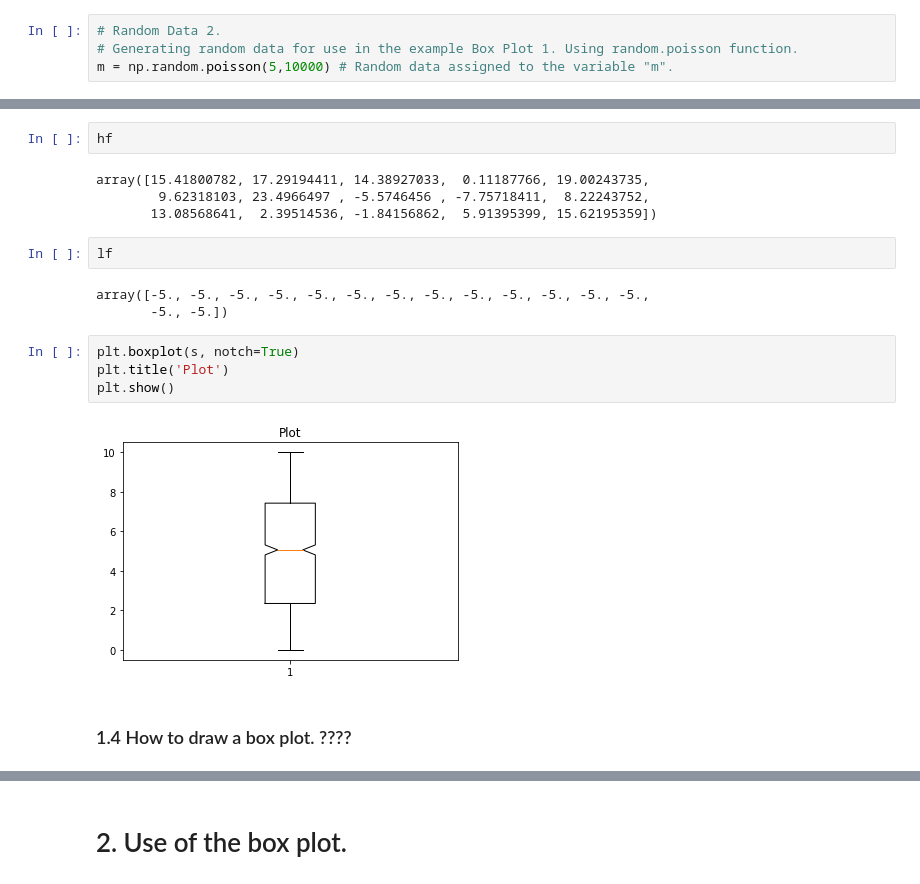
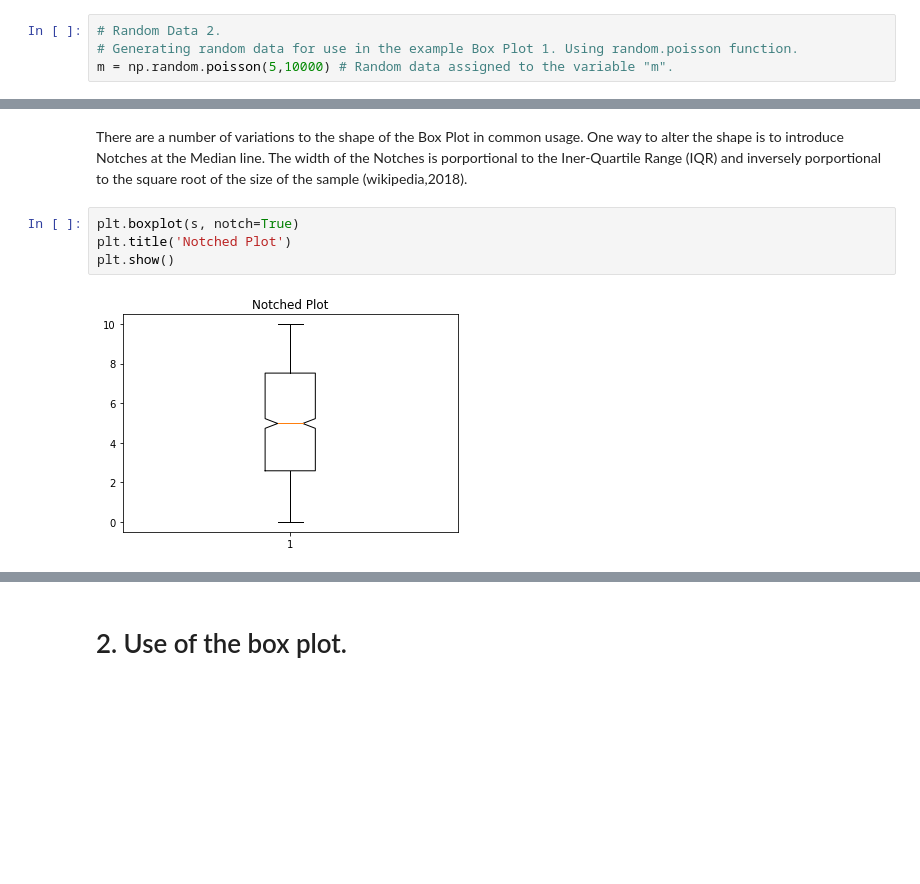
Before and after one commit to Wayne742/Fundamentals-Project-S2-2018, a Jupyter notebook: Fundamentals of Data Analysis Project 2018.ipynb, the cells around one changed output, grey strips where cells are left out. Drawn from its saved outputs; the diff is of its cells as text; blank space fills up the shorter version.

```diff
--- a/Fundamentals of Data Analysis Project 2018.ipynb
+++ b/Fundamentals of Data Analysis Project 2018.ipynb
@@ -89,19 +80,8 @@ plt.show()
-# %%
-hf
-# %% [output]
-array([15.41800782, 17.29194411, 14.38927033,  0.11187766, 19.00243735,
-        9.62318103, 23.4966497 , -5.5746456 , -7.75718411,  8.22243752,
-       13.08568641,  2.39514536, -1.84156862,  5.91395399, 15.62195359])
-# %%
-lf
-# %% [output]
-array([-5., -5., -5., -5., -5., -5., -5., -5., -5., -5., -5., -5., -5.,
-       -5., -5.])
+# %% [markdown]
+There are a number of variations to the shape of the Box Plot in common usage. One way to alter the shape is to introduce Notches at the Median line. The width of the Notches is porportional to the Iner-Quartile Range (IQR) and inversely porportional to the square root of the size of the sample (wikipedia,2018).
 # %%
 plt.boxplot(s, notch=True)
-plt.title('Plot')
+plt.title('Notched Plot')
 plt.show()
 # %% [output]
-[figure, old version]
+[figure, new version]
-# %% [markdown]
-### 1.4 How to draw a box plot. ????
```
Also changed, not shown: parts of 25 cells of this notebook.
